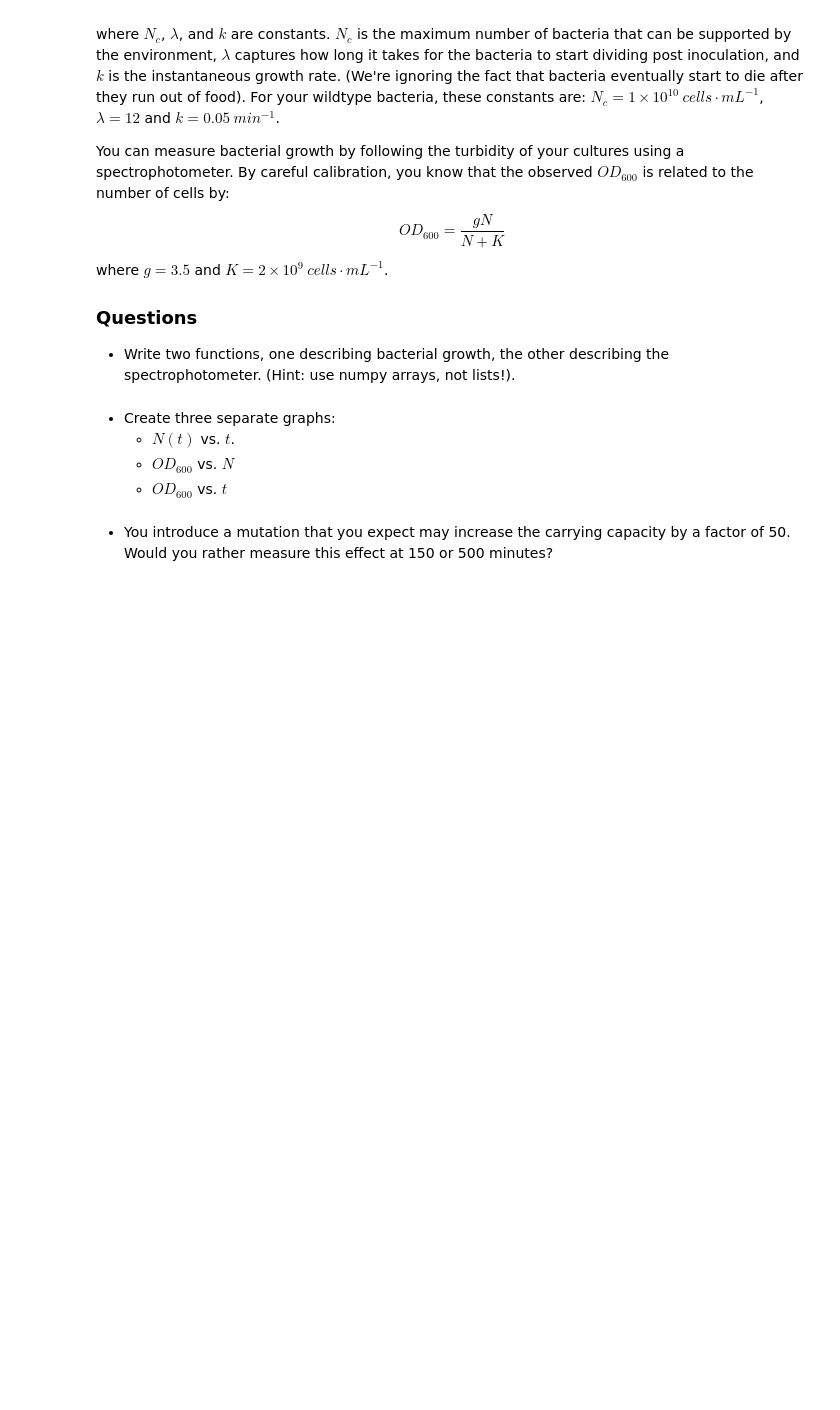
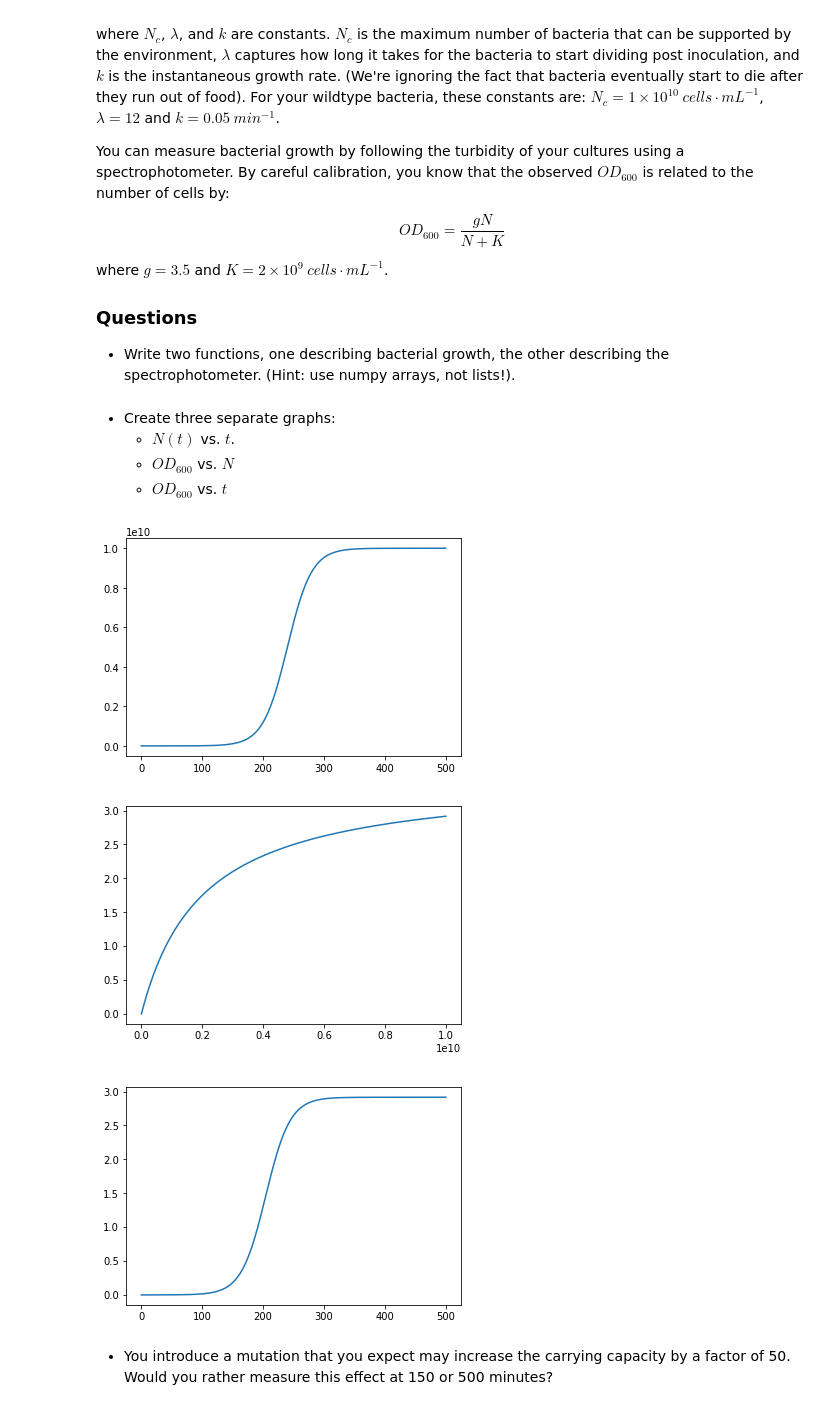
Before and after one commit to harmsm/pythonic-science, a Jupyter notebook: labs/01_simulation/01_simulations.ipynb, the cells around one changed output. Saved outputs shown, nothing was run; the diff lists cells and outputs as text; code cells hidden in the pictures; blank space fills up the shorter version.

```diff
--- a/labs/01_simulation/01_simulations.ipynb
+++ b/labs/01_simulation/01_simulations.ipynb
@@ -106,5 +116,21 @@ where $g = 3.5$ and $K = 2 \times 10^{9}\ cells \cdot mL^{-1}$.
   + $N(t)$ vs. $t$.
   + $OD_{600}$ vs. $N$
   + $OD_{600}$ vs. $t$
+# %%
+t = np.linspace(0,500,500)
+c = np.linspace(0,1e10,500)
+
+plt.plot(t,growth(t))
+plt.show()
+
+plt.plot(c,OD600(c))
+plt.show()
+
+plt.plot(t,OD600(growth(t)))
+plt.show()
+# %% [output]
+[figure, added]
+[figure, added]
+[figure, added]
 # %% [markdown]
 + You introduce a mutation that you expect may increase the carrying capacity by a factor of 50. Would you rather measure this effect at 150 or 500 minutes?
```
Also changed, not shown: parts of 14 cells of this notebook.
